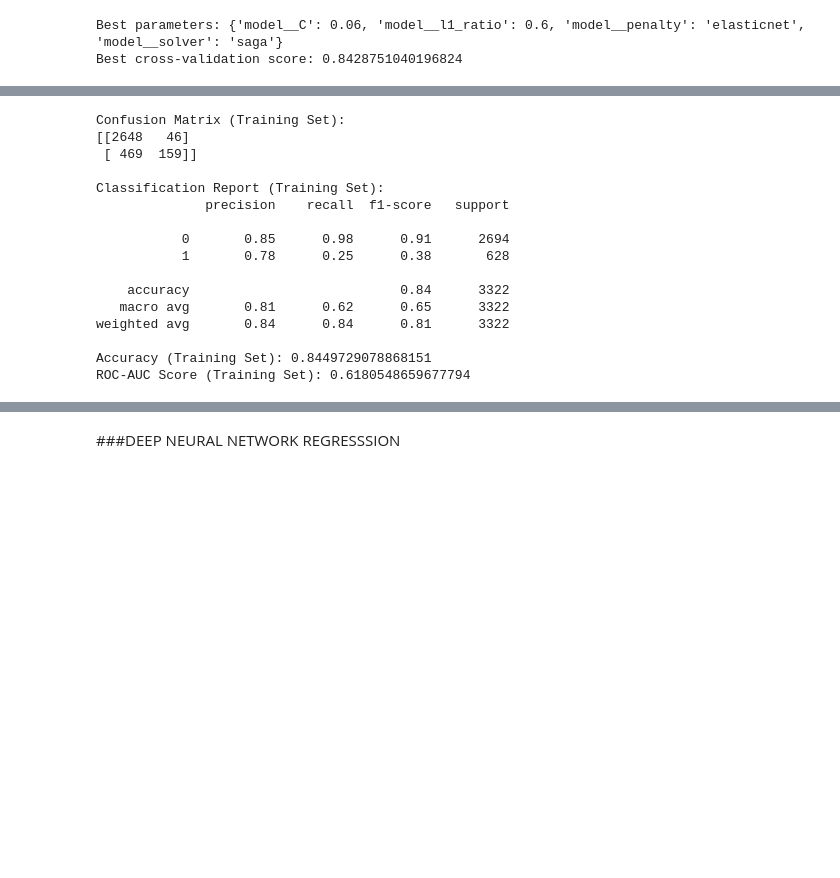
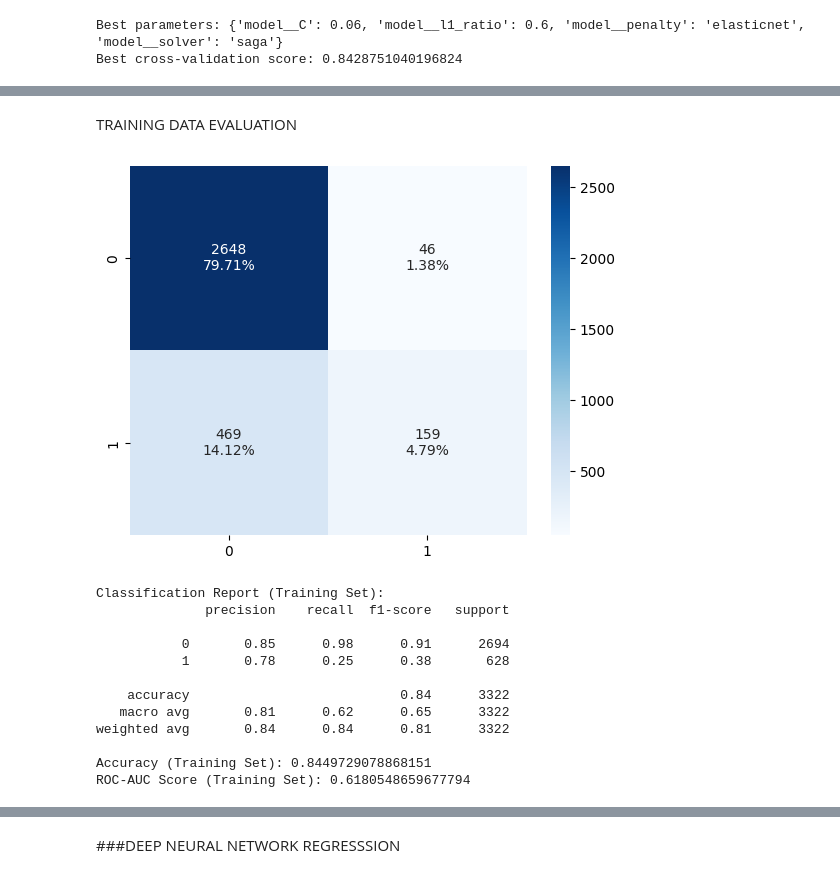
Before and after one commit to Prabhjot-Singh-13/Prabhjot-Singh-13, a Jupyter notebook: DL_vs_LR.ipynb, the cells around one changed output, grey strips where cells are left out. Drawn from its saved outputs; the diff is of its cells as text; code cells hidden in the pictures; blank space fills up the shorter version.

```diff
--- a/DL_vs_LR.ipynb
+++ b/DL_vs_LR.ipynb
@@ -263,2 +241,0 @@ Mean cross-validation score:  0.8432724850099934
-# %%
-model_lr.fit(X_train, y_train)
@@ -307,37 +302,40 @@ weighted avg       0.82      0.84      0.81      1425
 
 Accuracy: 0.8421052631578947
 ROC-AUC Score: 0.6219647479354122
+# %% [markdown]
+TRAINING DATA EVALUATION
 # %%
-#TRAINING DATA EVALUATION
-
-from sklearn.metrics import classification_report, confusion_matrix, accuracy_score, roc_auc_score, roc_curve
-
-# Assuming `y_train` are your true class labels for the training set and `train_predictions` are the predicted class labels from your Logistic Regression model on the training set
-y_train = y_train
 train_predictions = model_lr.predict(X_train)
 
-# Confusion Matrix for the training set
-print("Confusion Matrix (Training Set):")
-print(confusion_matrix(y_train, train_predictions))
+# Generate the confusion matrix
+cf_matrix = confusion_matrix(y_train, train_predictions)
+
+# Calculate the percentage for each cell
+cf_matrix_percent = cf_matrix / np.sum(cf_matrix) * 100
+
+# Create labels with both count and percentage
+labels = [f"{v1}\n{v2:.2f}%" for v1, v2 in zip(cf_matrix.flatten(), cf_matrix_percent.flatten())]
+labels = np.asarray(labels).reshape(cf_matrix.shape)
+
+# Plot the heatmap
+sns.heatmap(cf_matrix, annot=labels, fmt='', cmap='Blues')
+plt.show()
 
 # Classification Report for the training set (includes Precision, Recall, F1-Score, Support)
 print("\nClassification Report (Training Set):")
 print(classification_report(y_train, train_predictions))
 
 # Accuracy for the training set
 print("Accuracy (Training Set):", accuracy_score(y_train, train_predictions))
 
 # ROC-AUC Score for the training set
 print("ROC-AUC Score (Training Set):", roc_auc_score(y_train, train_predictions))
 
 # ROC Curve for the training set
 fpr_train, tpr_train, thresholds_train = roc_curve(y_train, train_predictions)
 # You can plot the ROC curve for the training set using matplotlib or any other plotting library
 # %% [output]
+[figure, added]
-Confusion Matrix (Training Set):
-[[2648   46]
- [ 469  159]]
-
 Classification Report (Training Set):
               precision    recall  f1-score   support
 
```
Also changed, not shown: parts of 56 cells of this notebook.
